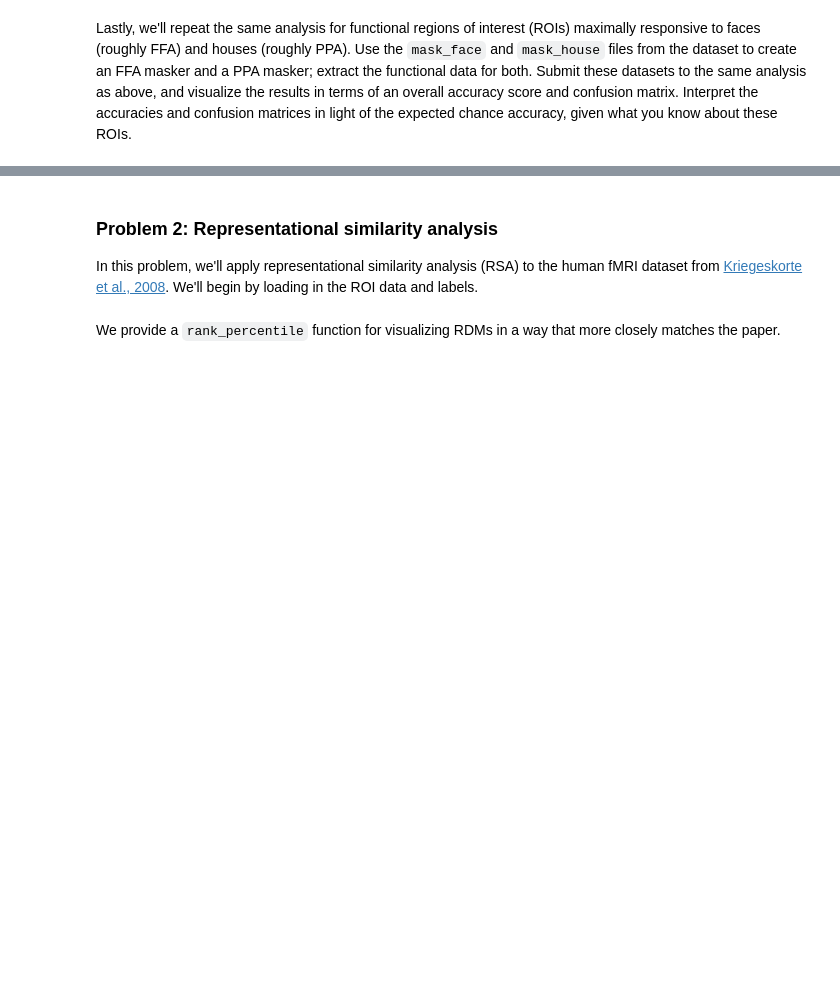
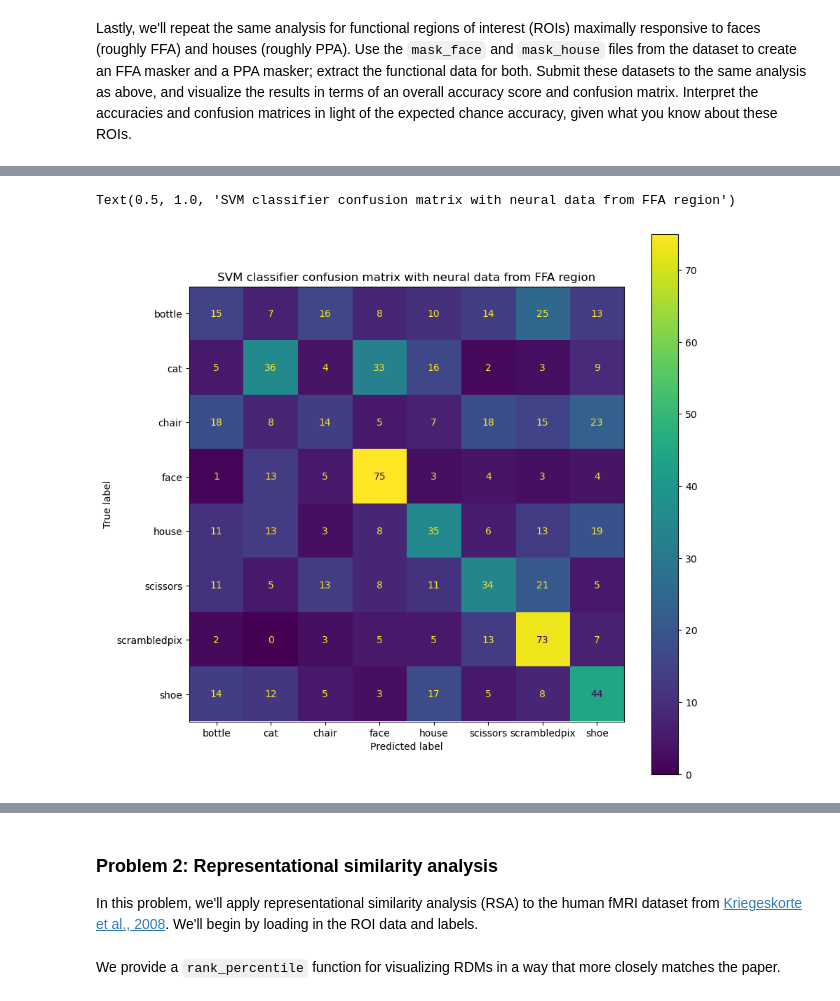
Before and after one commit to NeuTTH/neu502b-lab, a Jupyter notebook: homework/homework-2.ipynb, the cells around one changed output, grey strips where cells are left out. Cells and saved outputs as stored; diff of their text form; code cells hidden in the pictures; blank space fills up the shorter version.

```diff
--- a/homework/homework-2.ipynb
+++ b/homework/homework-2.ipynb
@@ -105,15 +115,36 @@ from sklearn.metrics import confusion_matrix, ConfusionMatrixDisplay
 Lastly, we'll repeat the same analysis for functional regions of interest (ROIs) maximally responsive to faces (roughly FFA) and houses (roughly PPA). Use the `mask_face` and `mask_house` files from the dataset to create an FFA masker and a PPA masker; extract the functional data for both. Submit these datasets to the same analysis as above, and visualize the results in terms of an overall accuracy score and confusion matrix. Interpret the accuracies and confusion matrices in light of the expected chance accuracy, given what you know about these ROIs.
 # %%
 # Create masker for FFA:
-
+ffa_masker = NiftiMasker(mask_img=haxby_dataset.mask_face[0], standardize=True)
 # Create masker for PPA:
+ppa_masker = NiftiMasker(mask_img=haxby_dataset.mask_house[0], standardize=True)
 
 # Uses masker to extract numpy array for VT:
+func_ffa = ffa_masker.fit_transform(func_task)
+func_ppa = ppa_masker.fit_transform(func_task)
 # %%
 # Initialize SVM and outer/inner CVs:
+svm = LinearSVC()
 
+innerCV = KFold(n_splits=11,
+                shuffle=True,
+                random_state=42)
+
+outerCV = KFold(n_splits=12,
+                shuffle=True,
+                random_state=42)
 # Set up parameter grid:
+param_grid = {"C": [1e-2, 1e-1, 1]}
 
 # Initialize GridSearchCV estimator:
+gs_cv = GridSearchCV(svm,
+                     param_grid,
+                     cv=innerCV)
 
 # Generate predictions using cross_val_predict:
+ffa_pred = cross_val_predict(gs_cv,
+                             func_ffa,
+                             stimuli_task,
+                             cv=outerCV,
+                             groups=runs_task,
+                             n_jobs = -1)
@@ -121,0 +159,10 @@ Lastly, we'll repeat the same analysis for functional regions of interest (ROIs)
+# %%
+ffa_cm = confusion_matrix(stimuli_task, ffa_pred)
+
+# Plot confusion matrix:
+fig, ax = plt.subplots(figsize=(10, 10))
+ConfusionMatrixDisplay(ffa_cm, display_labels=categories).plot(ax=ax)
+ax.set_title("SVM classifier confusion matrix with neural data from FFA region")
+# %% [output]
+Text(0.5, 1.0, 'SVM classifier confusion matrix with neural data from FFA region')
+[figure, added]
```
Also changed, not shown: parts of 31 cells of this notebook.
